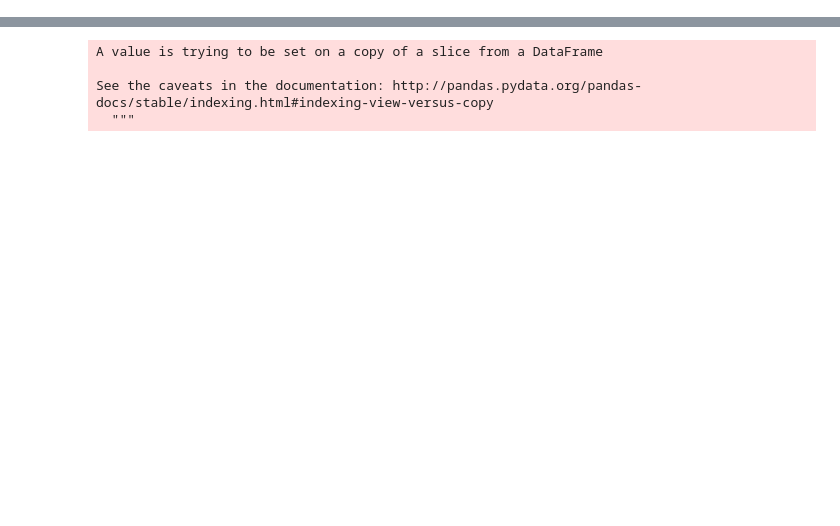
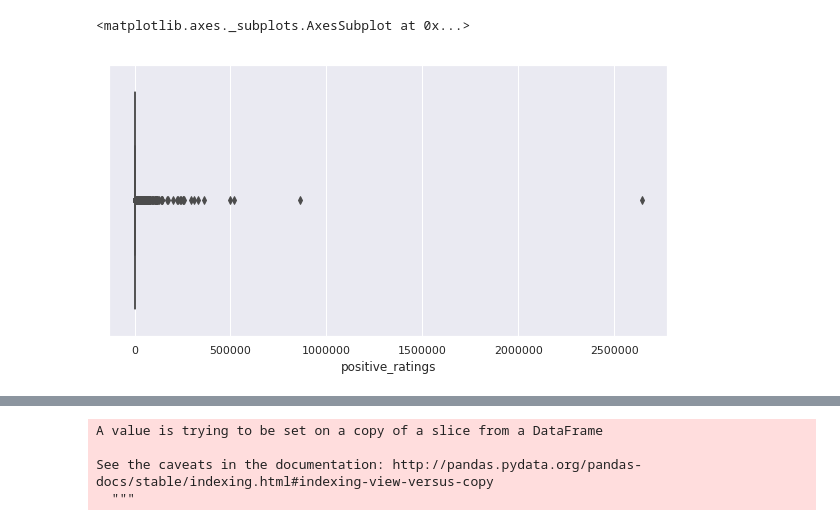
Before and after one commit to ovllya126/UTS_ML2019_ID13307095, a Jupyter notebook: A2.ipynb, the cells around one changed output, grey strips where cells are left out. Saved outputs shown, nothing was run; the diff lists cells and outputs as text; code cells hidden in the pictures; blank space fills up the shorter version.

```diff
--- a/A2.ipynb
+++ b/A2.ipynb
@@ -37,0 +67,6 @@ st['cloud'] =0
+# %%
+plt.figure(figsize=(10,5))
+sns.boxplot(st.positive_ratings)
+# %% [output]
+<matplotlib.axes._subplots.AxesSubplot at 0x...>
+[figure, added]
```
Also changed, not shown: parts of 34 cells of this notebook.
